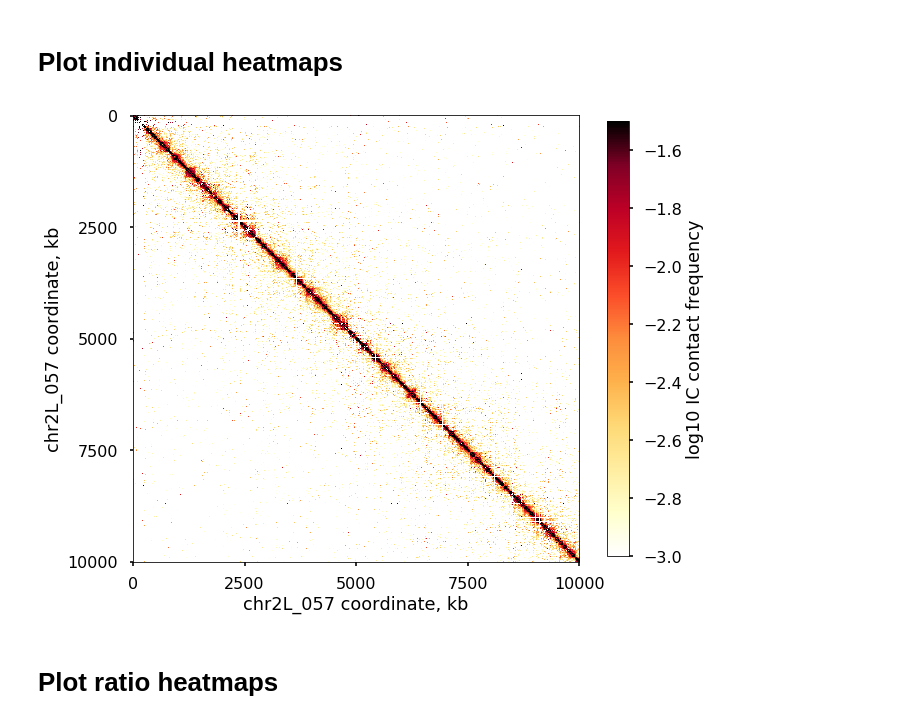
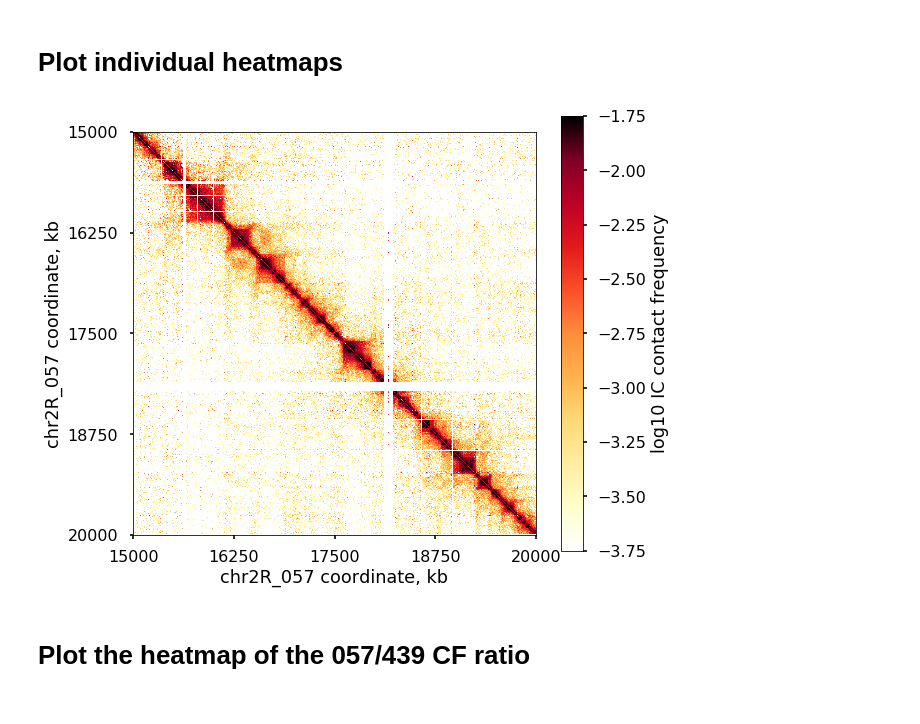
Before and after one commit to golobor/homolog-pairing, a Jupyter notebook: 2017-10-30-jj-plot-heatmaps.ipynb, the cells around one changed output. Cells and saved outputs as stored; diff of their text form; code cells hidden in the pictures.

Commit message:
plot-heatmaps.ipynb - a bunch of cosmetic changes

```diff
--- a/2017-10-30-jj-plot-heatmaps.ipynb
+++ b/2017-10-30-jj-plot-heatmaps.ipynb
@@ -59,9 +63,9 @@ os.makedirs(FIG_FOLDER, exist_ok=True)
 # %%
 # select which cooler to plot and the genomic range along the x- and y-axis
 
-COOLER_PATH = '/net/levsha/share/lab/DrosophilaWulab/coolers/JJ25_26.wo3kbCisTransHom.10000.cool'
-REGION_X = 'chr2L_057:0-10,000,000'
-REGION_Y = 'chr2L_057:0-10,000,000'
+COOLER_PATH = '/net/levsha/share/lab/DrosophilaWulab/coolers/JJ17_18.wo3kbCisTransHom.10000.cool'
+REGION_X = 'chr2R_057:15,000,000-20,000,000'
+REGION_Y = 'chr2R_057:15,000,000-20,000,000'
 
 # pick the figure name that will be used to save the figure
 FIGURE_NAME = 'test'
@@ -74,40 +78,40 @@ parsed_region_y = bioframe.parse_region_string(REGION_Y)
 # %%
 # make a 10x10 inches figure
 plt.figure(figsize=(10,10))
+plt.subplots_adjust(left=0.2)
+
 
 # plot the log10 of the matrix, with the color scale between -3.0 and -1.5
 plt.imshow(
     np.log10(mat),
-    vmin = -3.0,
-    vmax = -1.5,
+    vmin = -3.75,
+    vmax = -1.75,
     cmap='fall'
 )
 
 # add a colorbar on a side
 plt.colorbar(
     label='log10 IC contact frequency',
     shrink=0.8 # use this argument to adjust the relative size of the colorbar
 )
 
 plt.xticks(
     np.linspace(0, mat.shape[1], 5),
     (np.linspace(parsed_region_x[1], parsed_region_x[2], 5) / 1e3).astype(int)
 )
 plt.xlabel('{} coordinate, kb'.format(parsed_region_x[0]))
 
 plt.yticks(
     np.linspace(0, mat.shape[0], 5),
     (np.linspace(parsed_region_y[1], parsed_region_y[2], 5) / 1e3).astype(int)
 )
 plt.ylabel('{} coordinate, kb'.format(parsed_region_y[0]))
 
 
 # save figure as a png and a pdf.
 for fmt in ['png', 'pdf']:
     plt.savefig(FIG_FOLDER+'/{}.{}'.format(FIGURE_NAME, fmt),
                 bbox_inches='tight',
                 dpi=300)
 # %% [output]
-[figure, old version]
+[figure, new version]
-# %% [markdown]
-# Plot ratio heatmaps
@@ -135,0 +118,2 @@ parsed_region_y_2 = bioframe.parse_region_string(REGION_Y_2)
+# %% [markdown]
+# Plot the heatmap of the 057/439 CF ratio
```
Also changed, not shown: parts of 12 cells of this notebook.
